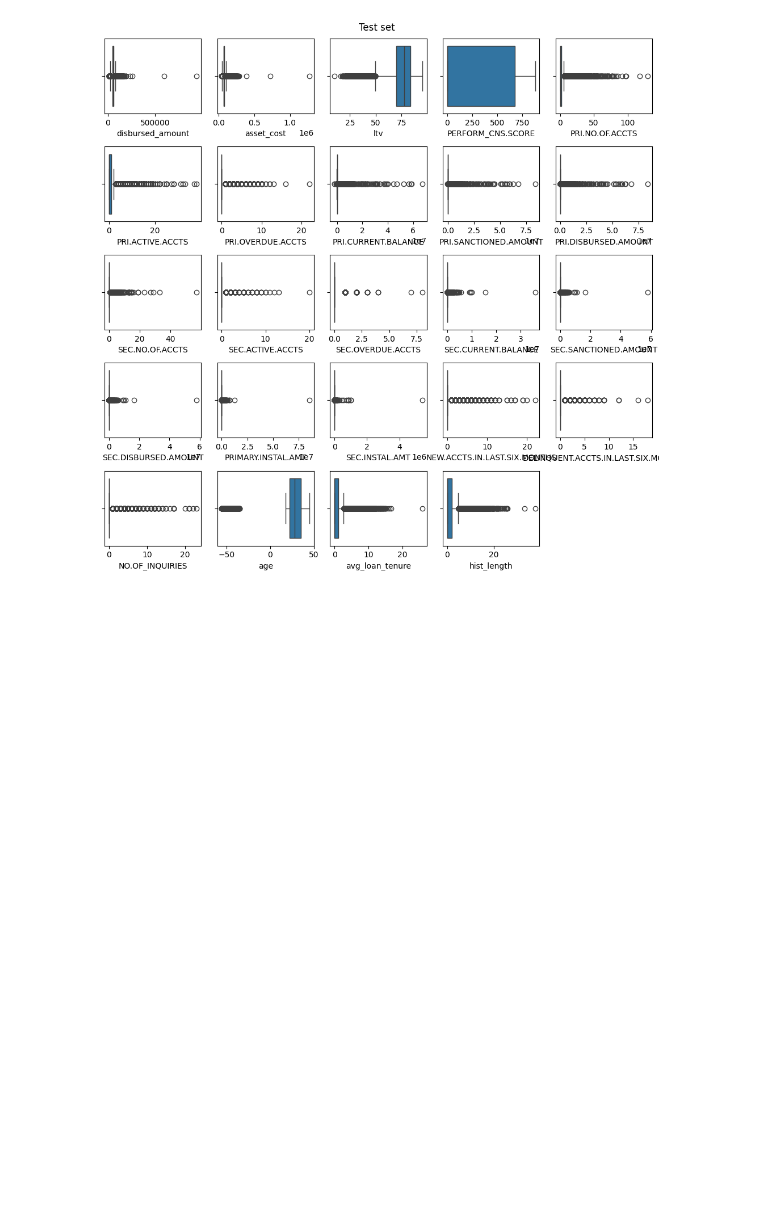
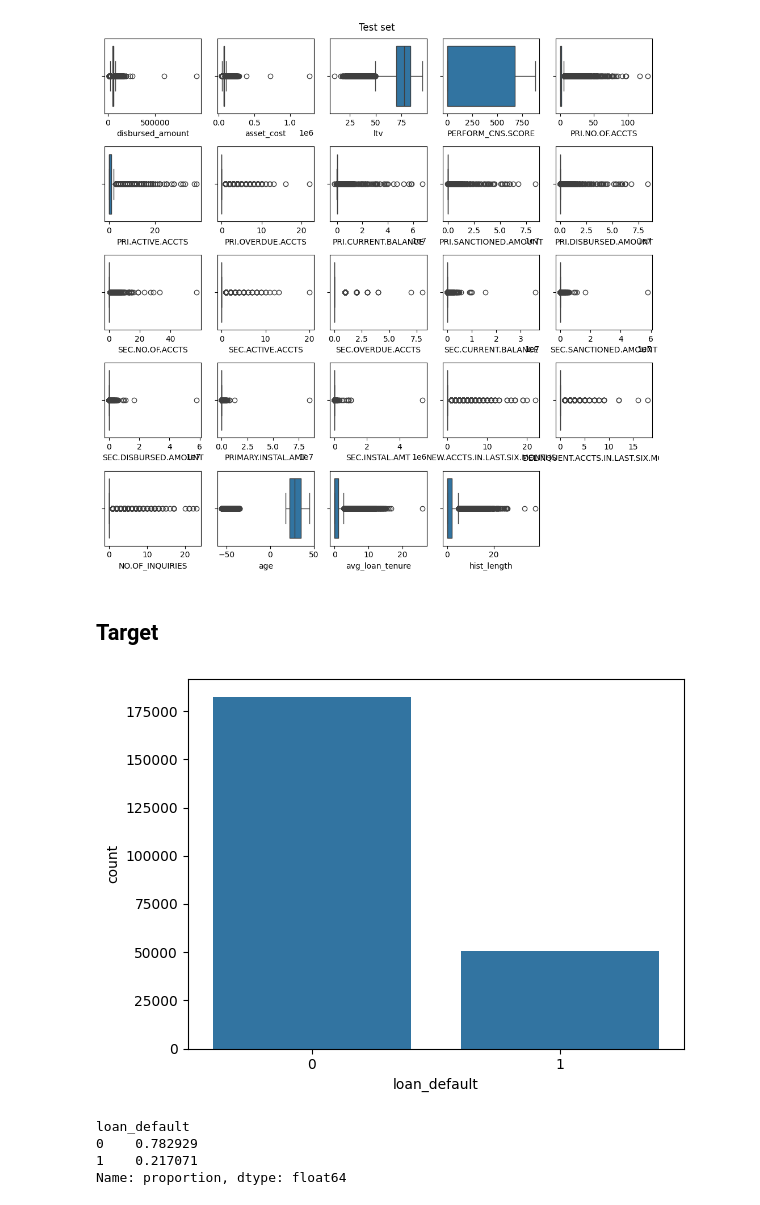
Before and after one commit to VaheC/VehicleLoanDefault, a Jupyter notebook: notebook/eda.ipynb, the cells around one changed output. Cells and saved outputs as stored; diff of their text form; code cells hidden in the pictures; blank space fills up the shorter version.

Commit message:
target univariate analysis added

```diff
--- a/notebook/eda.ipynb
+++ b/notebook/eda.ipynb
@@ -391,3 +391,16 @@ plt.suptitle('Test set')
 plt.tight_layout()
 # %% [output]
 [figure]
+# %% [markdown]
+## Target
+# %%
+sns.countplot(x='loan_default', data=train_df);
+# %% [output]
+[figure, added]
+# %%
+train_df['loan_default'].value_counts(normalize=True)
+# %% [output]
+loan_default
+0    0.782929
+1    0.217071
+Name: proportion, dtype: float64
```
